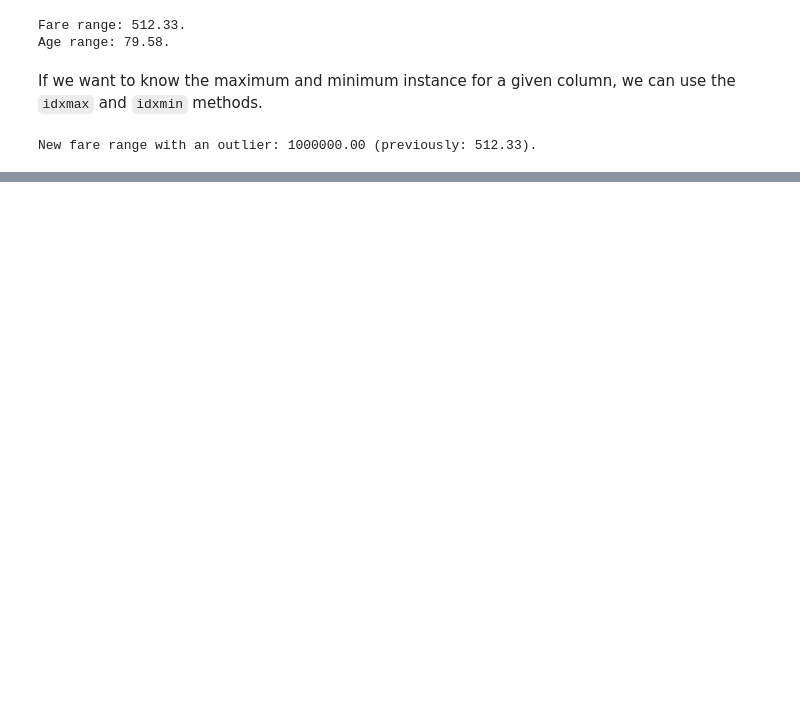
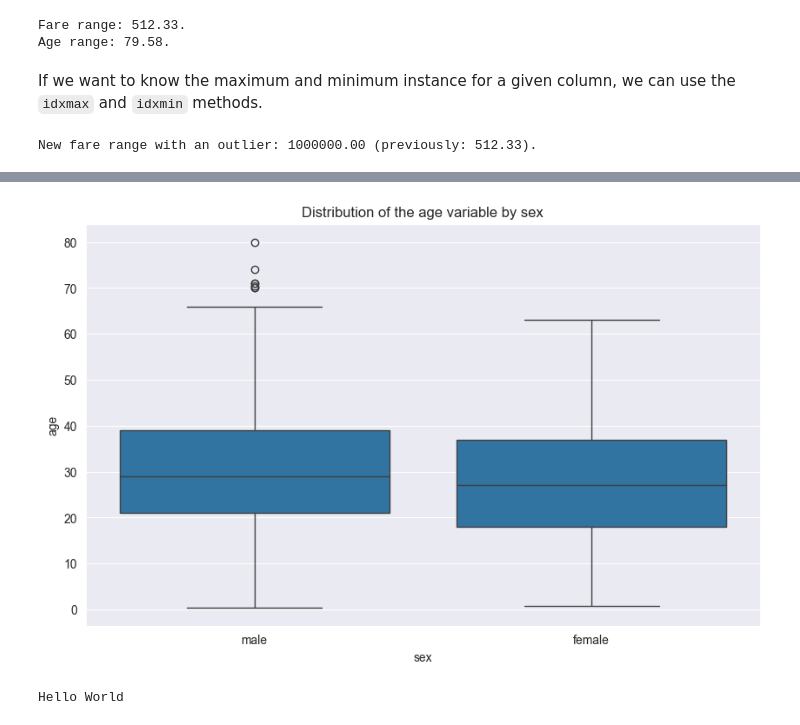
Before and after one commit to francisco-ortin/data-science-course, a Jupyter notebook: statistics/dispersion.ipynb, the cells around one changed output, grey strips where cells are left out. Saved outputs shown, nothing was run; the diff lists cells and outputs as text; code cells hidden in the pictures; blank space fills up the shorter version.

```diff
--- a/statistics/dispersion.ipynb
+++ b/statistics/dispersion.ipynb
@@ -88,0 +136,14 @@ New fare range with an outlier: 1000000.00 (previously: 512.33).
+# %%
+# show the box plot for the 'age' column, grouping by sex.
+import matplotlib.pyplot as plt
+plt.figure(figsize=(10, 6))
+sns.boxplot(data=titanic_df, x='sex', y='age')  # switch x and y to show it horizontally
+plt.title('Distribution of the age variable by sex')
+plt.show()
+# %% [output]
+[figure, added]
+# %%
+import prueba
+prueba.function()
+# %% [output]
+Hello World
```
Also changed, not shown: parts of 8 cells of this notebook, 2 other files.
